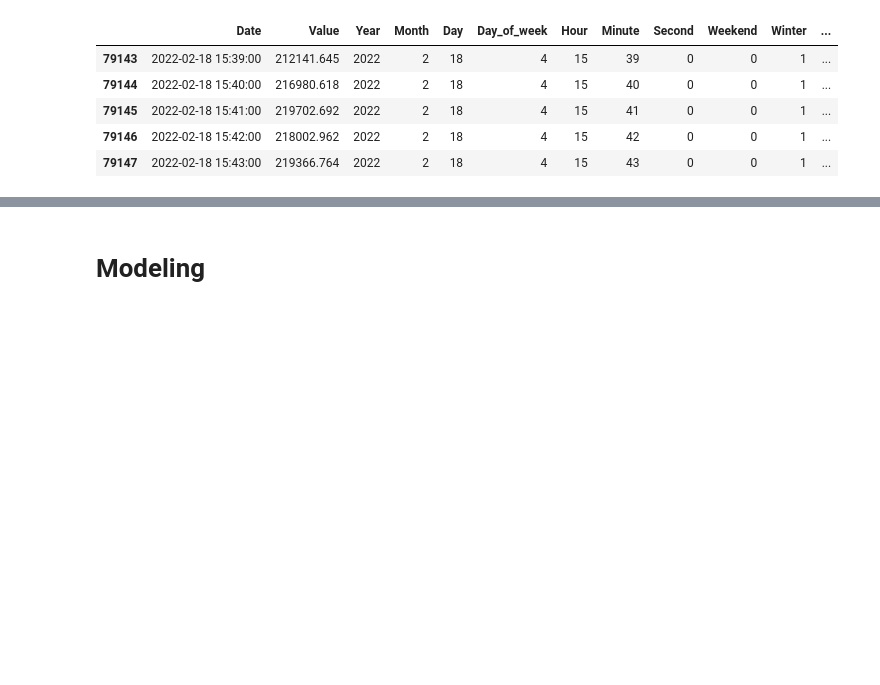
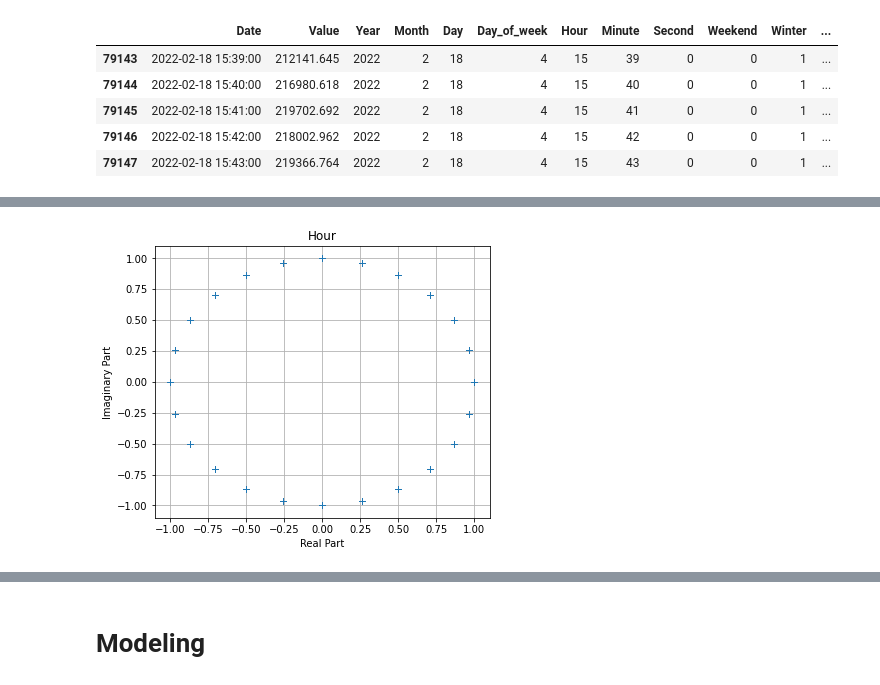
Before and after one commit to cojre/ml-project-2-stockdataholm, a Jupyter notebook: main.ipynb, the cells around one changed output, grey strips where cells are left out. Cells and saved outputs as stored; diff of their text form; code cells hidden in the pictures; blank space fills up the shorter version.

```diff
--- a/main.ipynb
+++ b/main.ipynb
@@ -374,0 +402,5 @@ df.head()
+# %%
+hour_re, hour_im = generate_cycle(df['Hour'], 24)
+plot_cycle(hour_re, hour_im, 'Hour')
+# %% [output]
+[figure, added]
```
Also changed, not shown: parts of 8 cells of this notebook.
